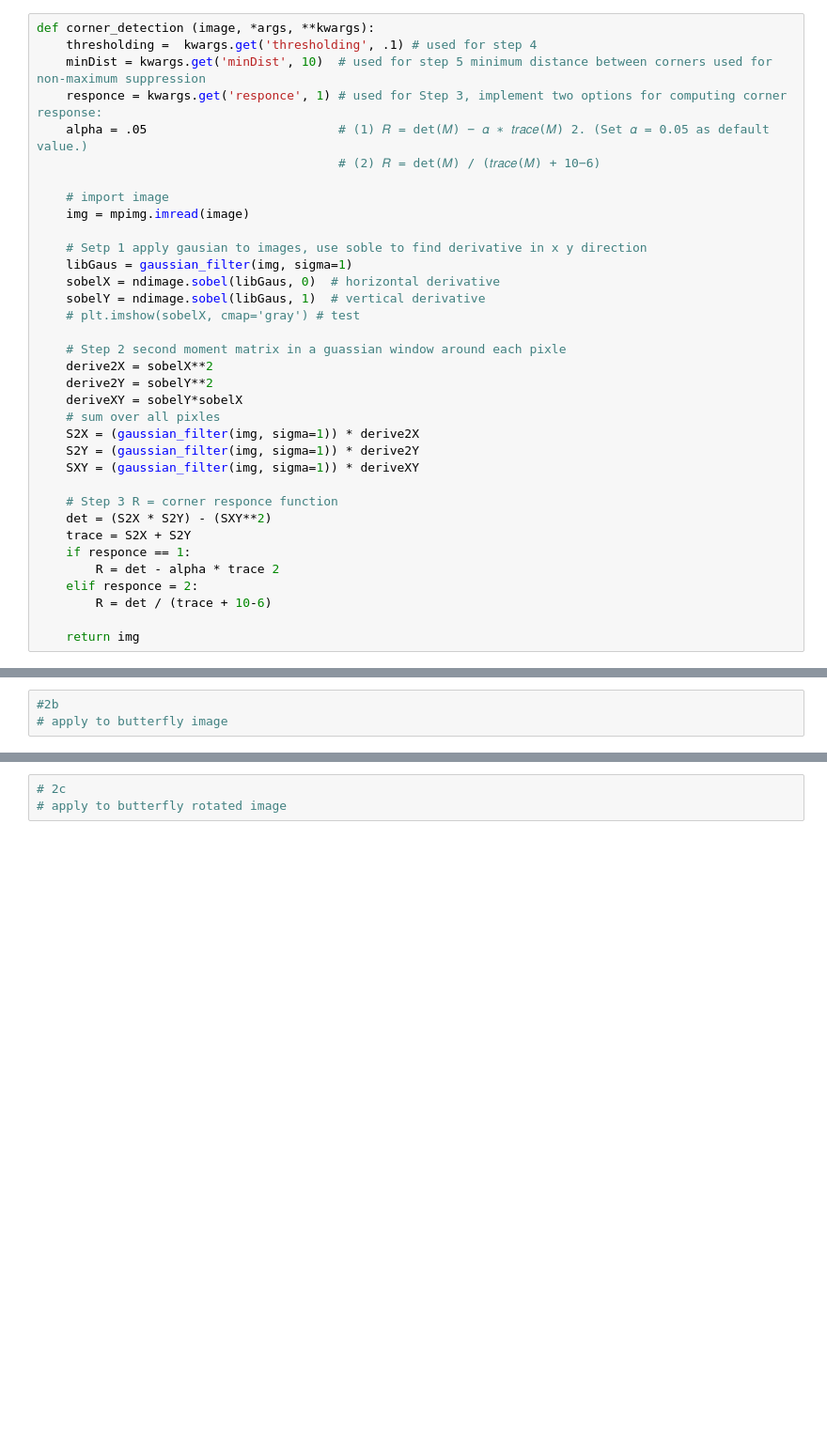
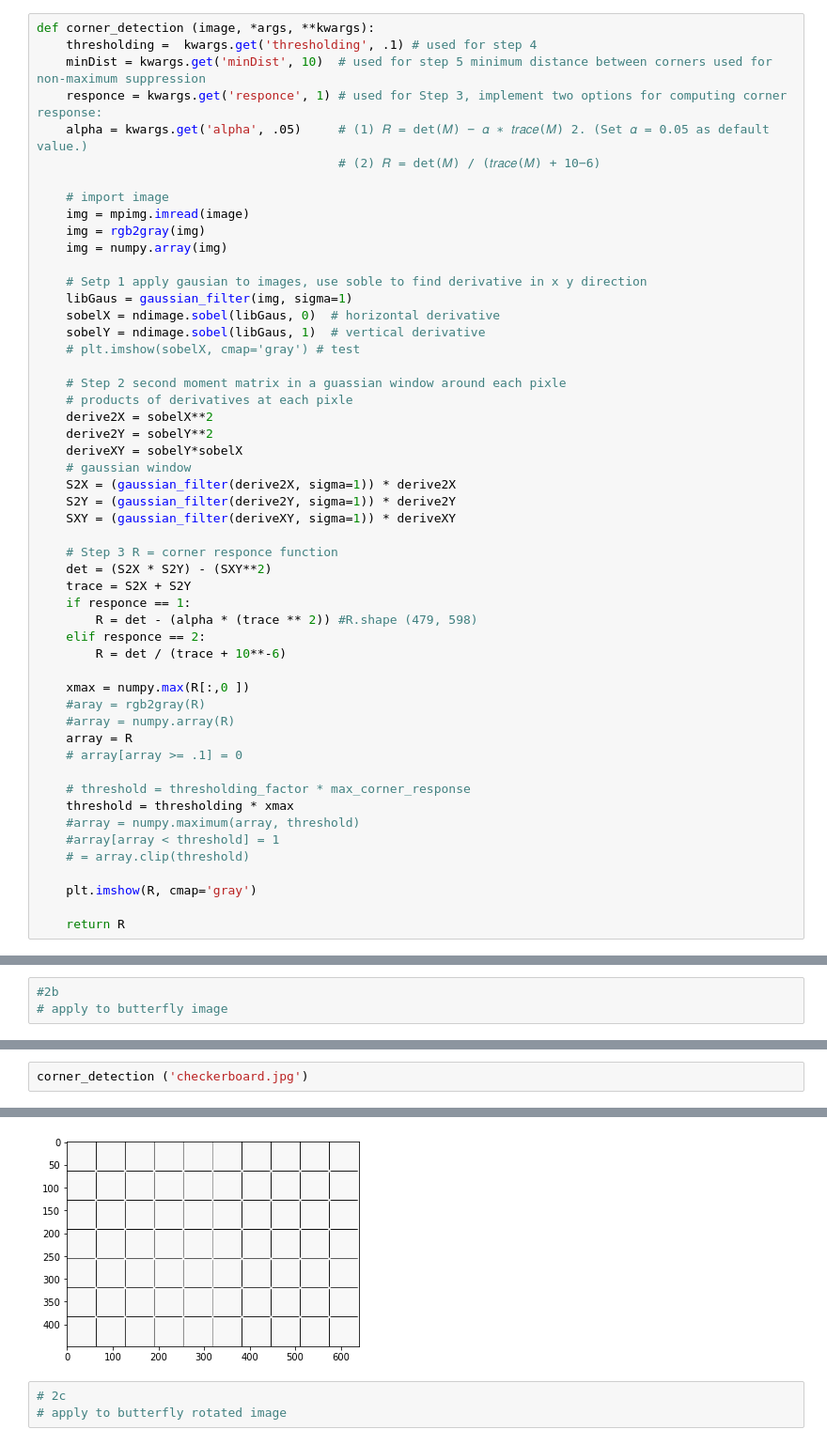
Before and after one commit to neezcha/483H3, a Jupyter notebook: 483H3.ipynb, the cells around one changed output, grey strips where cells are left out. Shown: that part at 94% size. Drawn from its saved outputs; the diff is of its cells as text; blank space fills up the shorter version.

```diff
--- a/483H3.ipynb
+++ b/483H3.ipynb
@@ -225,11 +226,13 @@ def corner_detection (image, *args, **kwargs):
     thresholding =  kwargs.get('thresholding', .1) # used for step 4
     minDist = kwargs.get('minDist', 10)  # used for step 5 minimum distance between corners used for non-maximum suppression
     responce = kwargs.get('responce', 1) # used for Step 3, implement two options for computing corner response:
-    alpha = .05                          # (1) 𝑅 = det(𝑀) − 𝛼 ∗ 𝑡𝑟𝑎𝑐𝑒(𝑀) 2. (Set 𝛼 = 0.05 as default value.)
+    alpha = kwargs.get('alpha', .05)     # (1) 𝑅 = det(𝑀) − 𝛼 ∗ 𝑡𝑟𝑎𝑐𝑒(𝑀) 2. (Set 𝛼 = 0.05 as default value.)
                                          # (2) 𝑅 = det(𝑀) / (𝑡𝑟𝑎𝑐𝑒(𝑀) + 10−6)
 
     # import image
     img = mpimg.imread(image)
+    img = rgb2gray(img)
+    img = numpy.array(img)
 
     # Setp 1 apply gausian to images, use soble to find derivative in x y direction
     libGaus = gaussian_filter(img, sigma=1)
@@ -238,20 +241,35 @@ def corner_detection (image, *args, **kwargs):
     # plt.imshow(sobelX, cmap='gray') # test
 
     # Step 2 second moment matrix in a guassian window around each pixle
+    # products of derivatives at each pixle
     derive2X = sobelX**2
     derive2Y = sobelY**2
     deriveXY = sobelY*sobelX
-    # sum over all pixles
-    S2X = (gaussian_filter(img, sigma=1)) * derive2X
-    S2Y = (gaussian_filter(img, sigma=1)) * derive2Y
-    SXY = (gaussian_filter(img, sigma=1)) * deriveXY
+    # gaussian window
+    S2X = (gaussian_filter(derive2X, sigma=1)) * derive2X
+    S2Y = (gaussian_filter(derive2Y, sigma=1)) * derive2Y
+    SXY = (gaussian_filter(deriveXY, sigma=1)) * deriveXY
 
     # Step 3 R = corner responce function
     det = (S2X * S2Y) - (SXY**2)
     trace = S2X + S2Y
     if responce == 1:
-        R = det - alpha * trace 2
-    elif responce = 2:
-        R = det / (trace + 10-6)
+        R = det - (alpha * (trace ** 2)) #R.shape (479, 598)
+    elif responce == 2:
+        R = det / (trace + 10**-6)
 
-    return img
+    xmax = numpy.max(R[:,0 ])
+    #aray = rgb2gray(R)
+    #array = numpy.array(R)
+    array = R
+    # array[array >= .1] = 0
+
+    # threshold = thresholding_factor * max_corner_response
+    threshold = thresholding * xmax
+    #array = numpy.maximum(array, threshold)
+    #array[array < threshold] = 1
+    # = array.clip(threshold)
+
+    plt.imshow(R, cmap='gray')
+
+    return R
@@ -278,0 +296,3 @@ array([[0.27058825, 0.27058825, 0.27058825, ..., 0.37254903, 0.38039216,
+# %%
+corner_detection ('checkerboard.jpg')
+# %% [output]
@@ -279,3 +312,4 @@ array([[0.27058825, 0.27058825, 0.27058825, ..., 0.37254903, 0.38039216,
+[figure, added]
 # %%
 # 2c
 # apply to butterfly rotated image
```
Also changed, not shown: parts of 4 cells of this notebook, 1 other file.
